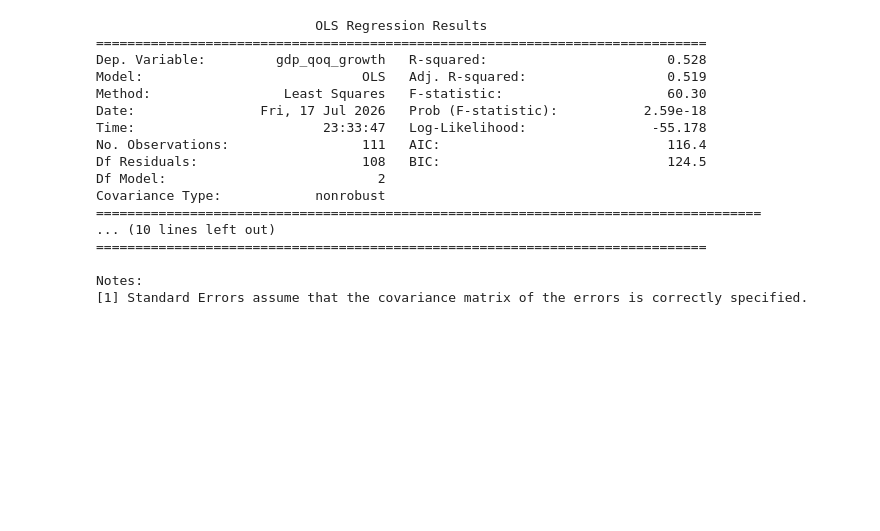
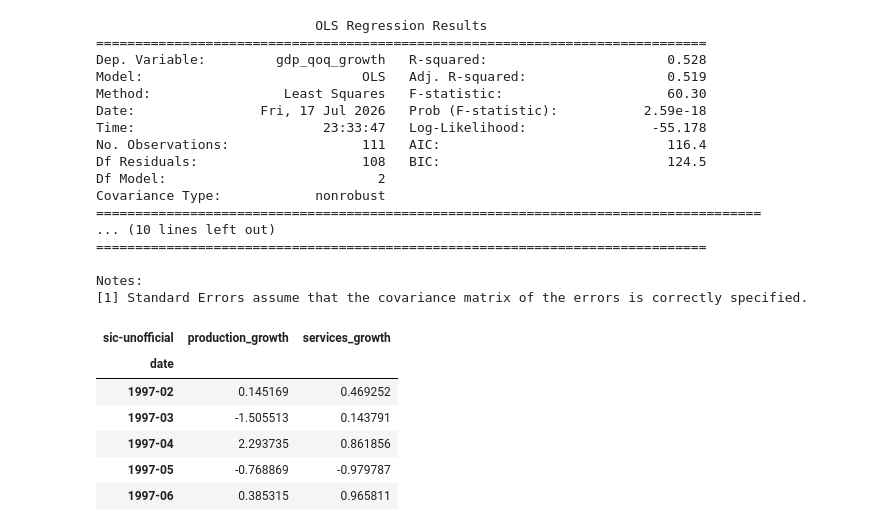
Before and after one commit to Khadeza-Zaman/uk-gdp-nowcasting, a Jupyter notebook: notebooks/01_nowcasting_exploration.ipynb, the cells around one changed output. Cells and saved outputs as stored; diff of their text form; code cells hidden in the pictures; blank space fills up the shorter version.

```diff
--- a/notebooks/01_nowcasting_exploration.ipynb
+++ b/notebooks/01_nowcasting_exploration.ipynb
@@ -228,3 +228,15 @@ Covariance Type:            nonrobust
 
 Notes:
 [1] Standard Errors assume that the covariance matrix of the errors is correctly specified.
+# %%
+monthly_df = df_wide.set_index('date')[['production_growth', 'services_growth']]
+monthly_df.index = pd.PeriodIndex(monthly_df.index, freq='M')
+monthly_df.head()
+# %% [output]
+| sic-unofficial | production_growth | services_growth |
+| date |  |  |
+| 1997-02 | 0.145169 | 0.469252 |
+| 1997-03 | -1.505513 | 0.143791 |
+| 1997-04 | 2.293735 | 0.861856 |
+| 1997-05 | -0.768869 | -0.979787 |
+| 1997-06 | 0.385315 | 0.965811 |
```
Also changed, not shown: parts of 8 cells of this notebook, 1 other file.
